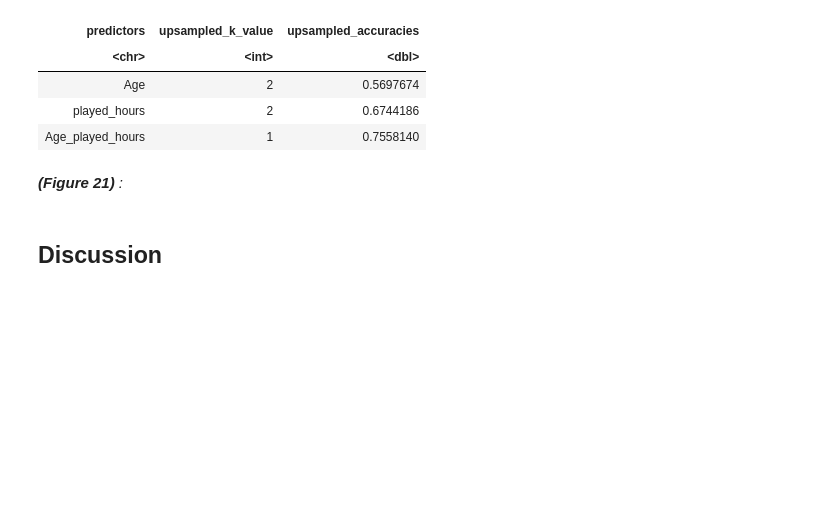
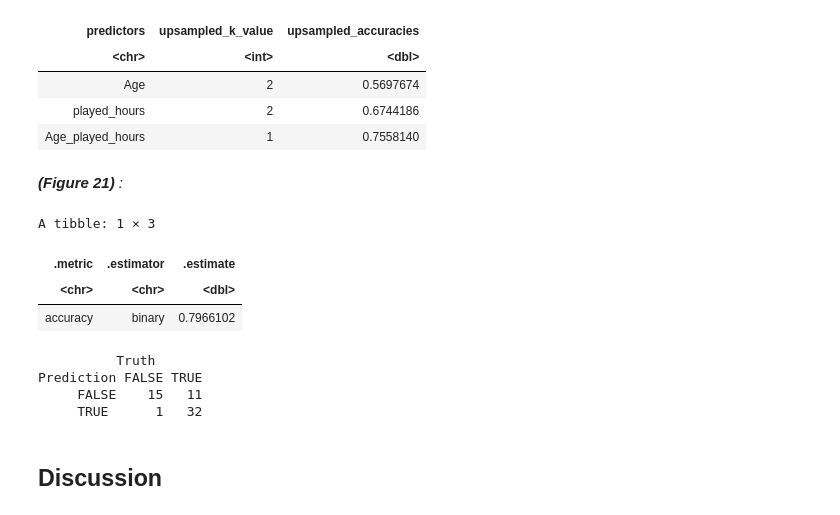
Before and after one commit to ckwok07/DSCI-100-Project-Final-Report, a Jupyter notebook: Project_Final_Report.ipynb, the cells around one changed output. Saved outputs shown, nothing was run; the diff lists cells and outputs as text; code cells hidden in the pictures; blank space fills up the shorter version.

Commit message:
tested most accurate model against not upsampled testing set

```diff
--- a/Project_Final_Report.ipynb
+++ b/Project_Final_Report.ipynb
@@ -889,5 +871,37 @@ A tibble: 3 × 3
 | Age_played_hours | 1 | 0.7558140 |
 # %% [markdown]
 _**(Figure 21)** :_
+# %%
+set.seed(1234) # Seed for possible recreation
+
+# Fitting the recipe and model to the upsampled testing data
+upsampled_knn_fit_age_played_hours_2 <- workflow() |>
+  add_recipe(upsampled_players_age_played_hours_recipe) |>
+  add_model(upsampled_best_knn_spec_age_played_hours) |>
+  fit(data = players_testing)
+
+# Predicting + binding predictions onto the upsampled testing data
+upsampled_players_age_played_hours_test_prediction_2 <- predict(upsampled_knn_fit_age_played_hours_2, players_testing) |>
+    bind_cols(players_testing)
+
+# Filtering for accuracy
+upsampled_players_age_played_hours_test_prediction_acc_2 <- upsampled_players_age_played_hours_test_prediction_2 |>
+    metrics(truth = subscribe, estimate = .pred_class) |>
+    filter(.metric == "accuracy")
+upsampled_players_age_played_hours_test_prediction_acc_2
+
+# Confusion Matrix for this algorithm's performance on the upsampled testing data
+upsampled_players_age_played_hours_test_prediction_conf_2 <- upsampled_players_age_played_hours_test_prediction_2 |>
+             conf_mat(truth = subscribe, estimate = .pred_class)
+upsampled_players_age_played_hours_test_prediction_conf_2
+# %% [output]
+A tibble: 1 × 3
+| .metric | .estimator | .estimate |
+| <chr> | <chr> | <dbl> |
+| accuracy | binary | 0.7966102 |
+          Truth
+Prediction FALSE TRUE
+     FALSE    15   11
+     TRUE      1   32
 # %% [markdown]
 ## Discussion
```
Also changed, not shown: parts of 1 cell of this notebook.
